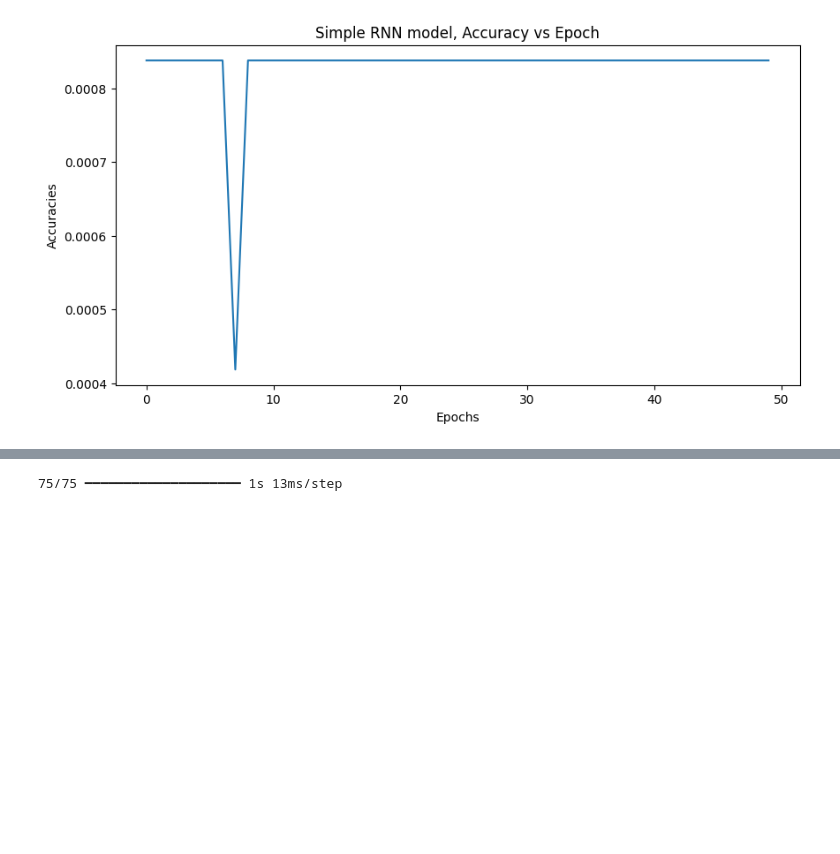
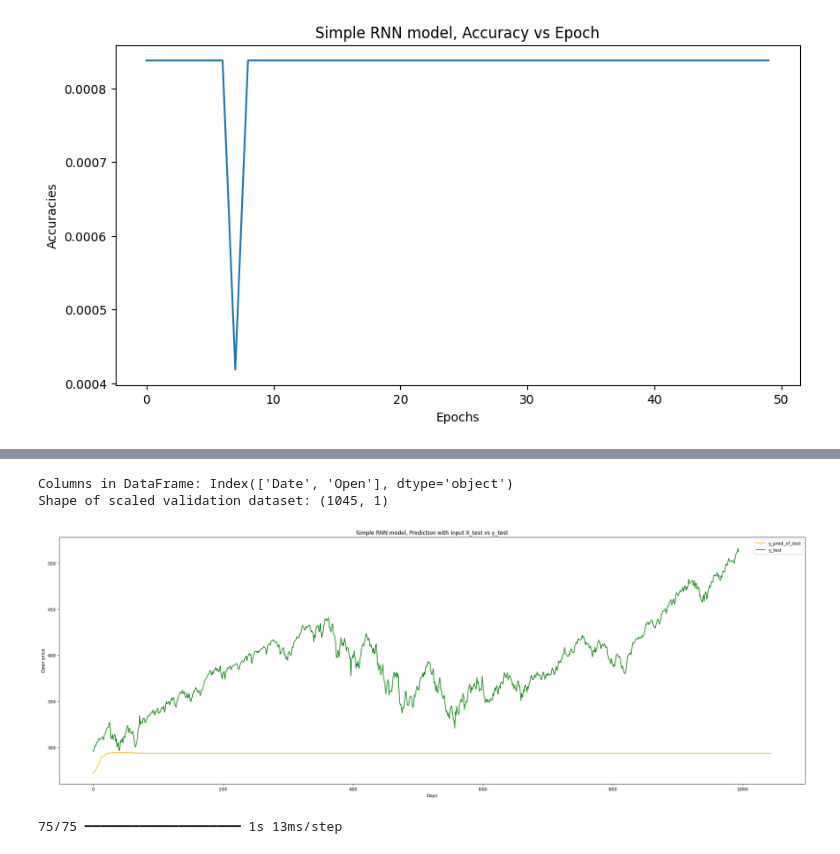
Before and after one commit to shinherng/MSO-ESA-2D, a Jupyter notebook: LSTM + RNN done.ipynb, the cells around one changed output, grey strips where cells are left out. Saved outputs shown, nothing was run; the diff lists cells and outputs as text; code cells hidden in the pictures; blank space fills up the shorter version.

Commit message:
editted lstm ipynb to forecast values using previously forecasted values

```diff
--- a/LSTM + RNN done.ipynb
+++ b/LSTM + RNN done.ipynb
@@ -242,0 +282,5 @@ plt.show()
+# %%
+y_predictions = y_pred
+y_predictions = np.reshape(y_predictions, (y_predictions.shape[0],1))
+y_predictions = scaler.inverse_transform(y_predictions)
+y_predictions
@@ -243,3 +295,46 @@ plt.show()
+# %%
+test_data.columns = test_data.columns.str.strip()
+
+# Print column names to ensure 'Open' exists
+print("Columns in DataFrame:", test_data.columns)
+
+# Check if 'Open' column is in the DataFrame
+if 'Open' in test_data.columns:
+    # Access the 'Open' column
+    dataset_validation = test_data['Open'].values  # getting "Open" column and converting to array
+    dataset_validation = np.reshape(dataset_validation, (-1, 1))  # converting 1D to 2D array
+    scaled_dataset_validation = scaler.fit_transform(dataset_validation)  # scaling open values to between 0 and 1
+    print("Shape of scaled validation dataset:", scaled_dataset_validation.shape)
+else:
+    print("'Open' column not found in DataFrame")
+
+x_test = []
+y_test = []
+
+for i in range(time_step, length_test):
+    x_test.append(scaled_dataset_validation[i-time_step:i,0])
+    y_test.append(scaled_dataset_validation[i,0])
+
+import numpy as np
+
+# Assuming x_test and y_test are lists, convert them to NumPy arrays
+x_test = np.array(x_test)
+y_test = np.array(y_test)
+y_test = np.reshape(y_test, (y_test.shape[0],1))
+# %% [output]
+Columns in DataFrame: Index(['Date', 'Open'], dtype='object')
+Shape of scaled validation dataset: (1045, 1)
+# %%
+plt.figure(figsize = (30,10))
+plt.plot(y_predictions, label = "y_pred_of_test", c = "orange")
+plt.plot(scaler.inverse_transform(y_test), label = "y_test", c = "g")
+plt.xlabel("Days")
+plt.ylabel("Open price")
+plt.title("Simple RNN model, Prediction with input X_test vs y_test")
+plt.legend()
+plt.show()
+# %% [output]
+[figure, added]
 # %%
 y_pred = regressor.predict(x_train)  # predictions
 y_pred = scaler.inverse_transform(y_pred) # scaling back from 0-1 to original
```
Also changed, not shown: parts of 7 cells of this notebook.
